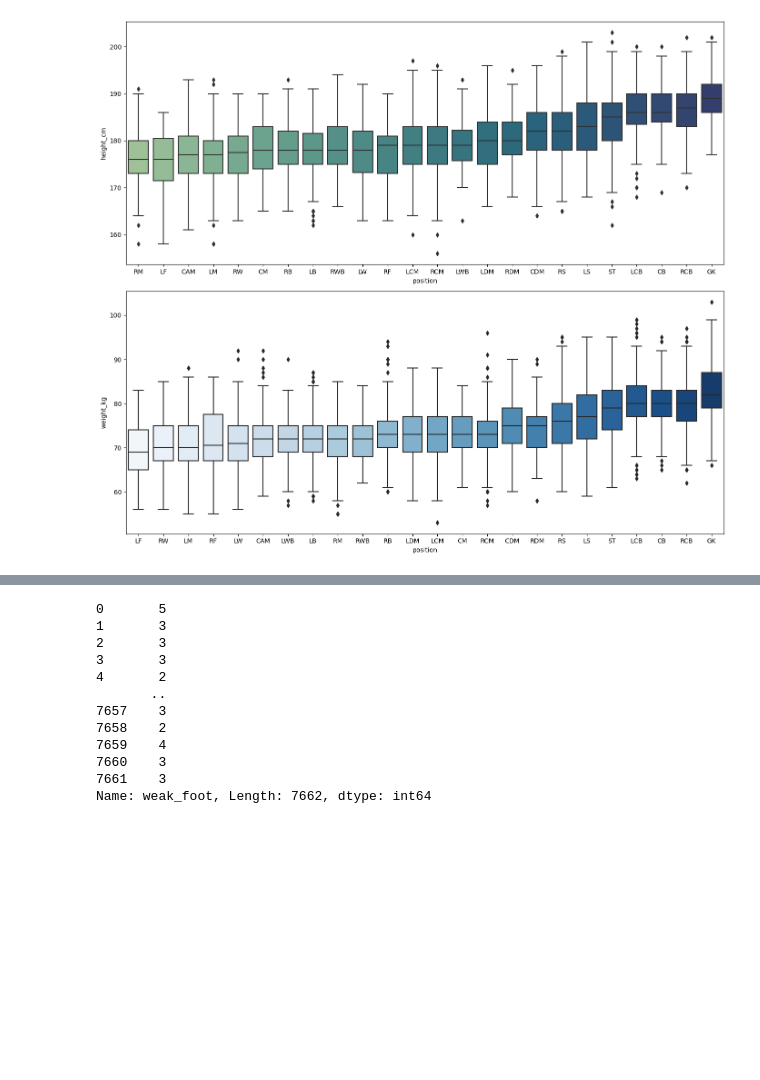
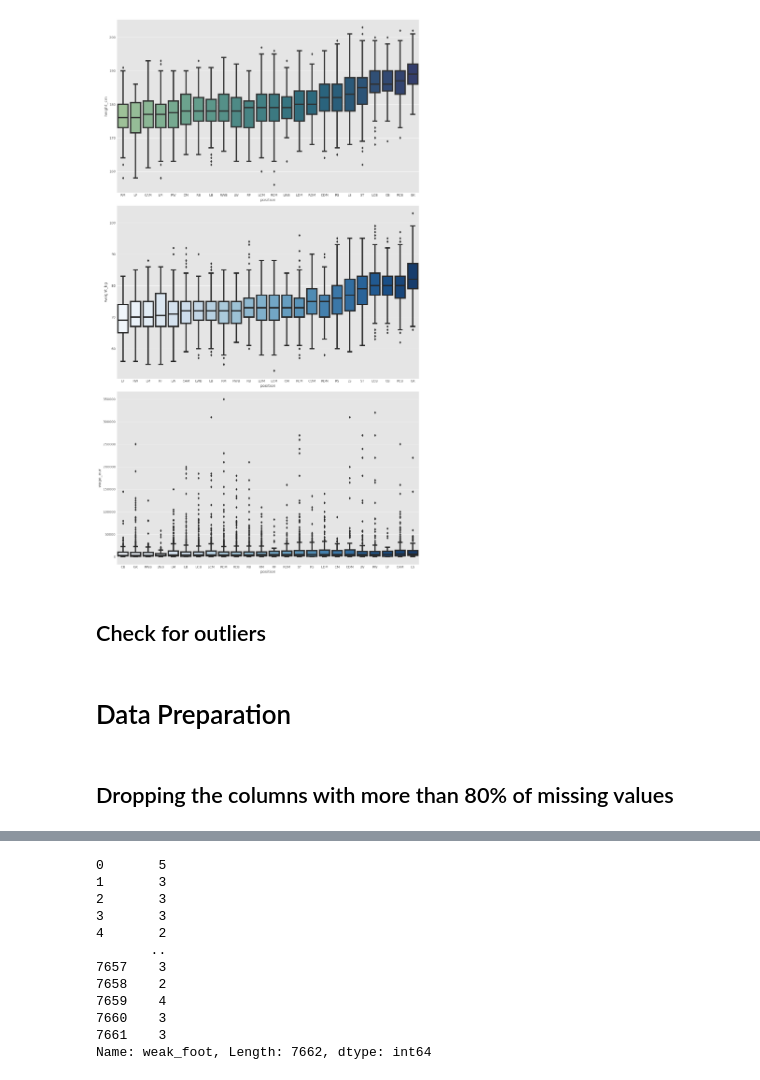
Before and after one commit to mhandt9/football-pos-prediction, a Jupyter notebook: balling.ipynb, the cells around one changed output, grey strips where cells are left out. Drawn from its saved outputs; the diff is of its cells as text; code cells hidden in the pictures; blank space fills up the shorter version.

Commit message:
Add initial data exloration

```diff
--- a/balling.ipynb
+++ b/balling.ipynb
@@ -0,0 +11,3 @@
+# %%
+# Set global plots style
+plt.style.use('ggplot')
@@ -108,25 +276,30 @@ plt.show()
 # %%
 # Calculate the median height for each position
 median_heights = df_raw.groupby('position')['height_cm'].median().sort_values(ascending=True)
 
 # Calculate the median weight for each position
 median_weights = df_raw.groupby('position')['weight_kg'].median().sort_values(ascending=True)
 
-# Suppress the deprecation warning
-warnings.filterwarnings("ignore", category=FutureWarning)
+# Calculate the median wage for each position
+median_wage_eur = df_raw.groupby('position')['wage_eur'].median().sort_values(ascending=True)
 
 # Create a subplot with two axes
-fig, axes = plt.subplots(nrows=2, ncols=1, figsize=(14, 12))
+fig, axes = plt.subplots(nrows=3, ncols=1, figsize=(14, 24))
 
 # Plot the boxplot for height on the first axis
 sns.boxplot(ax=axes[0], x='position', y='height_cm', data=df_raw, palette='crest', order=median_heights.index)
 
 # Plot the boxplot for weight on the second axis
 sns.boxplot(ax=axes[1], x='position', y='weight_kg', data=df_raw, palette='Blues', order=median_weights.index)
 
+# Plot the boxplot for weight on the second axis
+sns.boxplot(ax=axes[2], x='position', y='wage_eur', data=df_raw, palette='Blues', order=median_wage_eur.index)
+
 # Adjust layout
 plt.tight_layout()
 
 plt.show()
 # %% [output]
-[figure, old version]
+[figure, new version]
+# %% [markdown]
+## Check for outliers
@@ -132,0 +308,4 @@ plt.show()
+# %% [markdown]
+# Data Preparation
+# %% [markdown]
+## Dropping the columns with more than 80% of missing values
```
Also changed, not shown: parts of 39 cells of this notebook.
